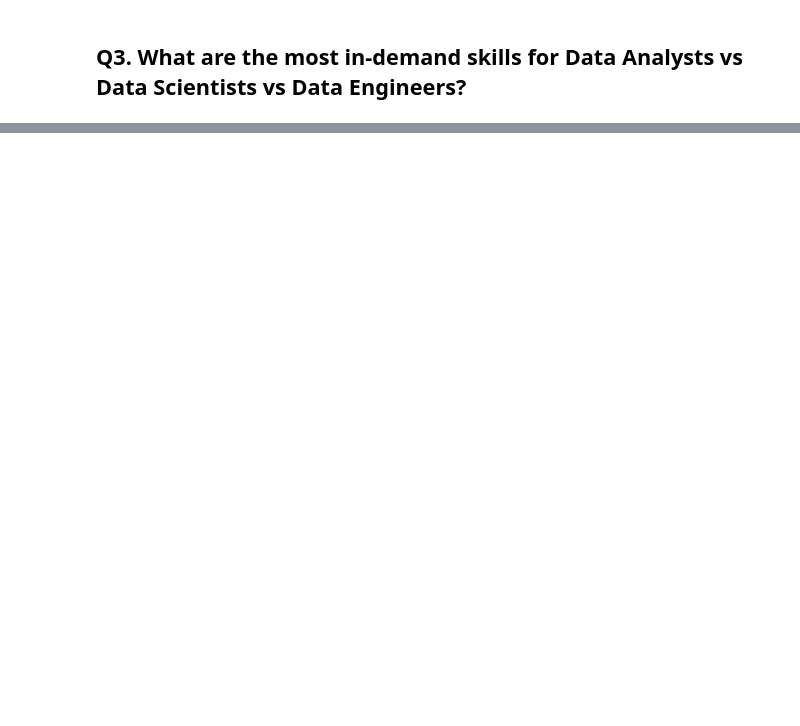
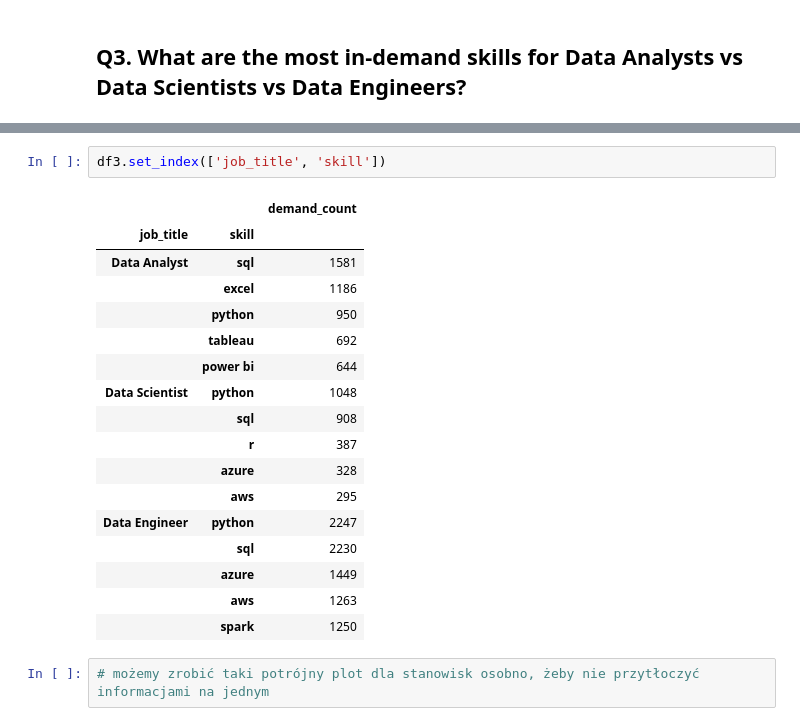
Before and after one commit to MICHGIL/SQL_Project_Data_Job_Analysis, a Jupyter notebook: plots/plots.ipynb, the cells around one changed output, grey strips where cells are left out. Drawn from its saved outputs; the diff is of its cells as text; blank space fills up the shorter version.

```diff
--- a/plots/plots.ipynb
+++ b/plots/plots.ipynb
@@ -43,0 +128,22 @@ results_dict[1]
+# %%
+df3.set_index(['job_title', 'skill'])
+# %% [output]
+|  |  | demand_count |
+| job_title | skill |  |
+| Data Analyst | sql | 1581 |
+|  | excel | 1186 |
+|  | python | 950 |
+|  | tableau | 692 |
+|  | power bi | 644 |
+| Data Scientist | python | 1048 |
+|  | sql | 908 |
+|  | r | 387 |
+|  | azure | 328 |
+|  | aws | 295 |
+| Data Engineer | python | 2247 |
+|  | sql | 2230 |
+|  | azure | 1449 |
+|  | aws | 1263 |
+|  | spark | 1250 |
+# %%
+# możemy zrobić taki potrójny plot dla stanowisk osobno, żeby nie przytłoczyć informacjami na jednym
```
Also changed, not shown: parts of 8 cells of this notebook, 3 other files.
